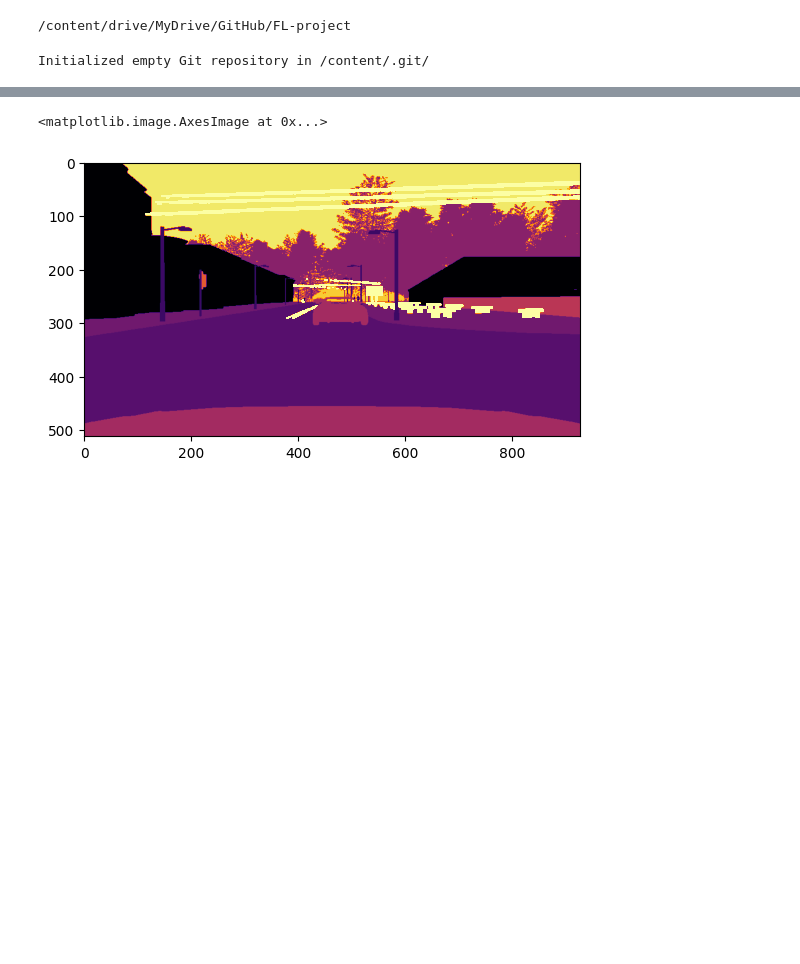
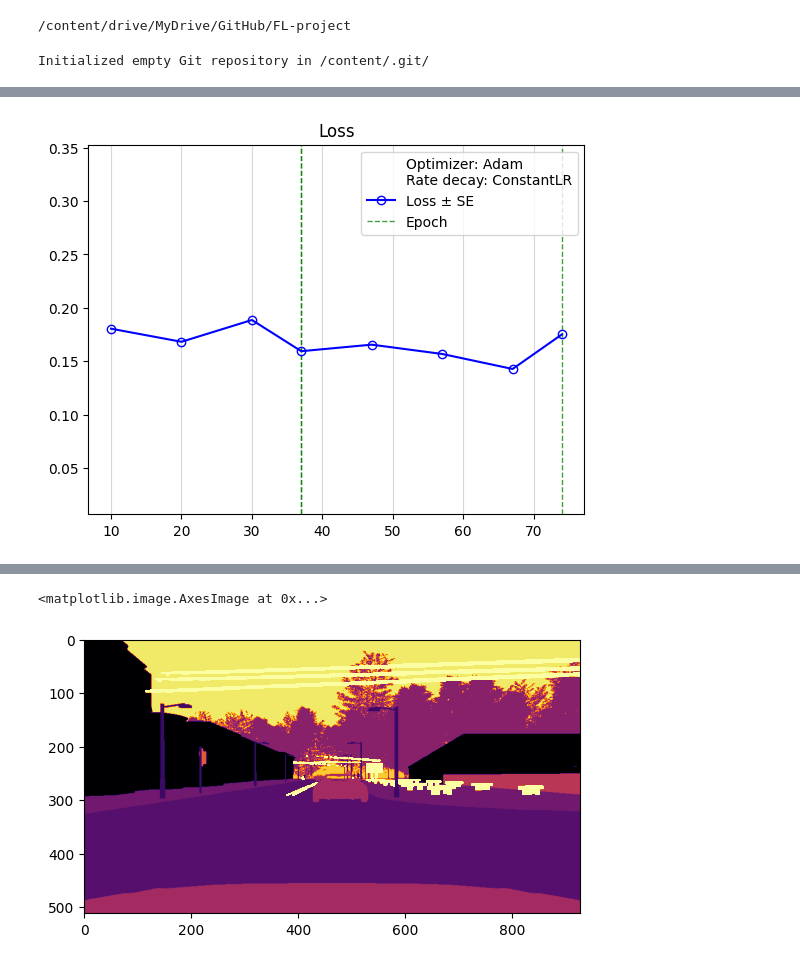
Before and after one commit to Mattizza/FL-project, a Jupyter notebook: testTask1.ipynb, the cells around one changed output, grey strips where cells are left out. Cells and saved outputs as stored; diff of their text form; code cells hidden in the pictures; blank space fills up the shorter version.

```diff
--- a/testTask1.ipynb
+++ b/testTask1.ipynb
@@ -63,14 +82,24 @@ model = model_init(args)
 # %%
+
+# In order to simulate the behaviour of our model, we simulate a centralized
+# environment.
 centralized = Centralized(args,ds,model)
-state_dict = torch.load('modelliSalvati/checkpoint.pth')
+state_dict  = torch.load('modelliSalvati/checkpoint.pth')
 model.classifier.load_state_dict(state_dict)
 
-opt = "SGD"
-params = {'optimizer': {'name': opt,
-                        "settings": {"lr": 0.01}},
-          'scheduler': {'name': "ExponentialLR",
-                        "settings": {"gamma": 0.1
-                                     }
-centralized.set_opt(params)
+# We pass to our centralized environment the optimization algorithm and the
+# rate decay technique. Finally, we train our model.
+opt_params = {'optimizer': {
+                            'name'    : 'Adam',
+                            'settings': {'lr': 0.001}
+                            },
+              'scheduler': {
+                            'name'    : 'ConstantLR',
+                            'settings': {'factor': 0.33}
+                            }
+              }
 
+centralized.set_opt(opt_params)
 centralized.train()
+centralized.print_learning(step = 10)
+# %% [output]
@@ -77 +119,2 @@ centralized.train()
+[figure, added]
 # %%
```
Also changed, not shown: parts of 20 cells of this notebook, 2 other files.
